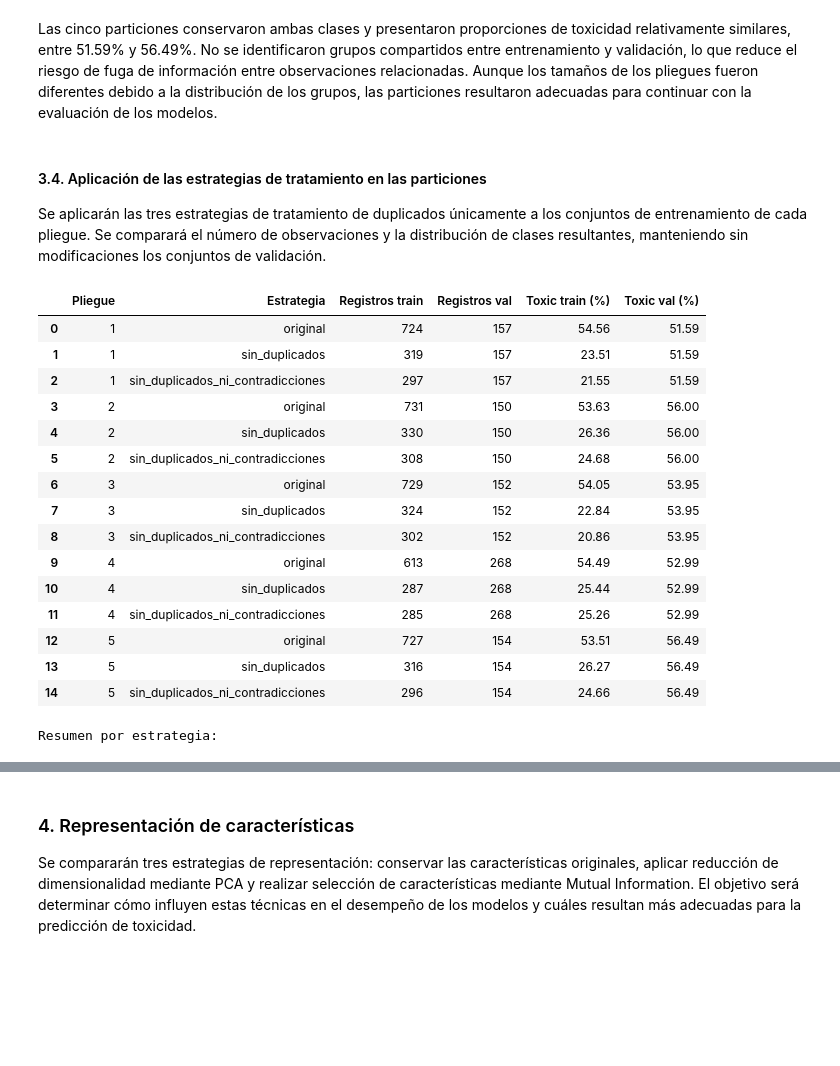
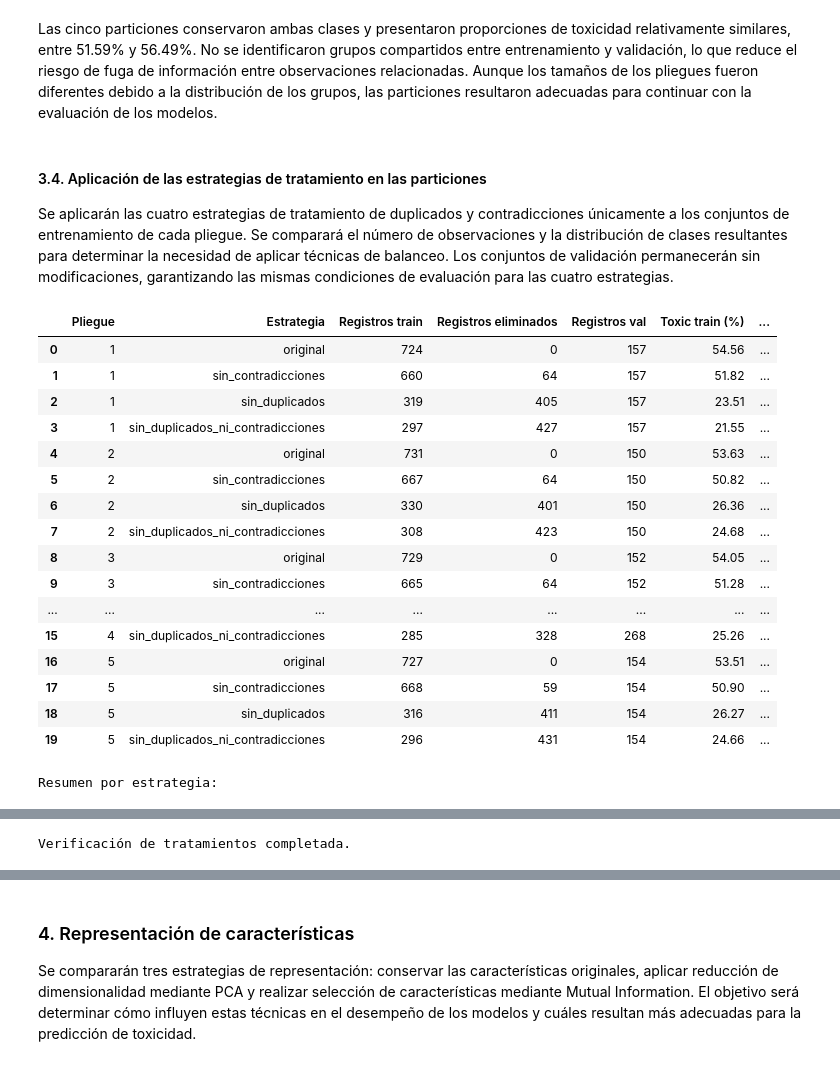
Before and after one commit to adriamedinaa-ang/icd2026, a Jupyter notebook: Project/PF.ipynb, the cells around one changed output, grey strips where cells are left out. Drawn from its saved outputs; the diff is of its cells as text; code cells hidden in the pictures; blank space fills up the shorter version.

```diff
--- a/Project/PF.ipynb
+++ b/Project/PF.ipynb
@@ -1015,7 +1051,7 @@ Las cinco particiones conservaron ambas clases y presentaron proporciones de tox
 # %% [markdown]
 #### 3.4. Aplicación de las estrategias de tratamiento en las particiones
 
-Se aplicarán las tres estrategias de tratamiento de duplicados únicamente a los conjuntos de entrenamiento de cada pliegue. Se comparará el número de observaciones y la distribución de clases resultantes, manteniendo sin modificaciones los conjuntos de validación.
+Se aplicarán las cuatro estrategias de tratamiento de duplicados y contradicciones únicamente a los conjuntos de entrenamiento de cada pliegue. Se comparará el número de observaciones y la distribución de clases resultantes para determinar la necesidad de aplicar técnicas de balanceo. Los conjuntos de validación permanecerán sin modificaciones, garantizando las mismas condiciones de evaluación para las cuatro estrategias.
 # %%
 # Comparación de estrategias dentro de los pliegues
 
@@ -1041,52 +1077,90 @@ for i, (idx_train, idx_val) in enumerate(particiones_cv, 1):
             "Pliegue": i,
             "Estrategia": estrategia,
             "Registros train": len(df_train_tratado),
+            "Registros eliminados": (
+                len(df_train) - len(df_train_tratado)
+            ),
             "Registros val": len(df_val),
             "Toxic train (%)": round(
                 (df_train_tratado["class"] == "Toxic").mean()
                 * 100, 2
             ),
+            "nonToxic train (%)": round(
+                (df_train_tratado["class"] == "nonToxic").mean()
+                * 100, 2
+            ),
             "Toxic val (%)": round(
                 (df_val["class"] == "Toxic").mean()
                 * 100, 2
-            )
+            ),
+            "Clases train": df_train_tratado["class"].nunique()
         })
 
 # Tabla comparativa
 resultados_tratamiento = pd.DataFrame(
     resultados_tratamiento
 )
 
 display(resultados_tratamiento)
 
 # Resumen por estrategia
 resumen_tratamiento_cv = (
     resultados_tratamiento
     .groupby("Estrategia")
     .agg({
         "Registros train": ["mean", "min", "max"],
-        "Toxic train (%)": ["mean", "std"]
+        "Registros eliminados": ["mean"],
+        "Toxic train (%)": ["mean", "std", "min", "max"]
     })
+    .reindex(estrategias)
     .round(2)
 )
 
 print("\nResumen por estrategia:")
 display(resumen_tratamiento_cv)
+
+# Verificaciones
+
+# Cuatro estrategias por cada uno de los cinco pliegues
+assert len(resultados_tratamiento) == (
+    len(particiones_cv) * len(estrategias)
+)
+
+# Todos los entrenamientos deben conservar ambas clases
+assert (
+    resultados_tratamiento["Clases train"] == 2
+).all(), "Algún entrenamiento contiene una sola clase."
+
+# Verificar que la validación permanece sin modificaciones
+assert (
+    resultados_tratamiento
+    .groupby("Pliegue")["Registros val"]
+    .nunique() == 1
+).all()
+
+assert (
+    resultados_tratamiento
+    .groupby("Pliegue")["Toxic val (%)"]
+    .nunique() == 1
+).all()
+
+print("\nVerificación de tratamientos completada.")
 # %% [output]
-|  | Pliegue | Estrategia | Registros train | Registros val | Toxic train (%) | Toxic val (%) |
-| 0 | 1 | original | 724 | 157 | 54.56 | 51.59 |
-| 1 | 1 | sin_duplicados | 319 | 157 | 23.51 | 51.59 |
-| 2 | 1 | sin_duplicados_ni_contradicciones | 297 | 157 | 21.55 | 51.59 |
-| 3 | 2 | original | 731 | 150 | 53.63 | 56.00 |
-| 4 | 2 | sin_duplicados | 330 | 150 | 26.36 | 56.00 |
-| 5 | 2 | sin_duplicados_ni_contradicciones | 308 | 150 | 24.68 | 56.00 |
-| 6 | 3 | original | 729 | 152 | 54.05 | 53.95 |
-| 7 | 3 | sin_duplicados | 324 | 152 | 22.84 | 53.95 |
-| 8 | 3 | sin_duplicados_ni_contradicciones | 302 | 152 | 20.86 | 53.95 |
-| 9 | 4 | original | 613 | 268 | 54.49 | 52.99 |
-| 10 | 4 | sin_duplicados | 287 | 268 | 25.44 | 52.99 |
-| 11 | 4 | sin_duplicados_ni_contradicciones | 285 | 268 | 25.26 | 52.99 |
-| 12 | 5 | original | 727 | 154 | 53.51 | 56.49 |
-| 13 | 5 | sin_duplicados | 316 | 154 | 26.27 | 56.49 |
-| 14 | 5 | sin_duplicados_ni_contradicciones | 296 | 154 | 24.66 | 56.49 |
+|  | Pliegue | Estrategia | Registros train | Registros eliminados | Registros val | Toxic train (%) | ... |
+| 0 | 1 | original | 724 | 0 | 157 | 54.56 | ... |
+| 1 | 1 | sin_contradicciones | 660 | 64 | 157 | 51.82 | ... |
+| 2 | 1 | sin_duplicados | 319 | 405 | 157 | 23.51 | ... |
+| 3 | 1 | sin_duplicados_ni_contradicciones | 297 | 427 | 157 | 21.55 | ... |
+| 4 | 2 | original | 731 | 0 | 150 | 53.63 | ... |
+| 5 | 2 | sin_contradicciones | 667 | 64 | 150 | 50.82 | ... |
+| 6 | 2 | sin_duplicados | 330 | 401 | 150 | 26.36 | ... |
+| 7 | 2 | sin_duplicados_ni_contradicciones | 308 | 423 | 150 | 24.68 | ... |
+| 8 | 3 | original | 729 | 0 | 152 | 54.05 | ... |
+| 9 | 3 | sin_contradicciones | 665 | 64 | 152 | 51.28 | ... |
+| ... | ... | ... | ... | ... | ... | ... | ... |
+| 15 | 4 | sin_duplicados_ni_contradicciones | 285 | 328 | 268 | 25.26 | ... |
+| 16 | 5 | original | 727 | 0 | 154 | 53.51 | ... |
+| 17 | 5 | sin_contradicciones | 668 | 59 | 154 | 50.90 | ... |
+| 18 | 5 | sin_duplicados | 316 | 411 | 154 | 26.27 | ... |
+| 19 | 5 | sin_duplicados_ni_contradicciones | 296 | 431 | 154 | 24.66 | ... |
 Resumen por estrategia:
@@ -1099 +1174,2 @@ Resumen por estrategia:
+Verificación de tratamientos completada.
 # %% [markdown]
```
Also changed, not shown: parts of 176 cells of this notebook, 3 other files.
